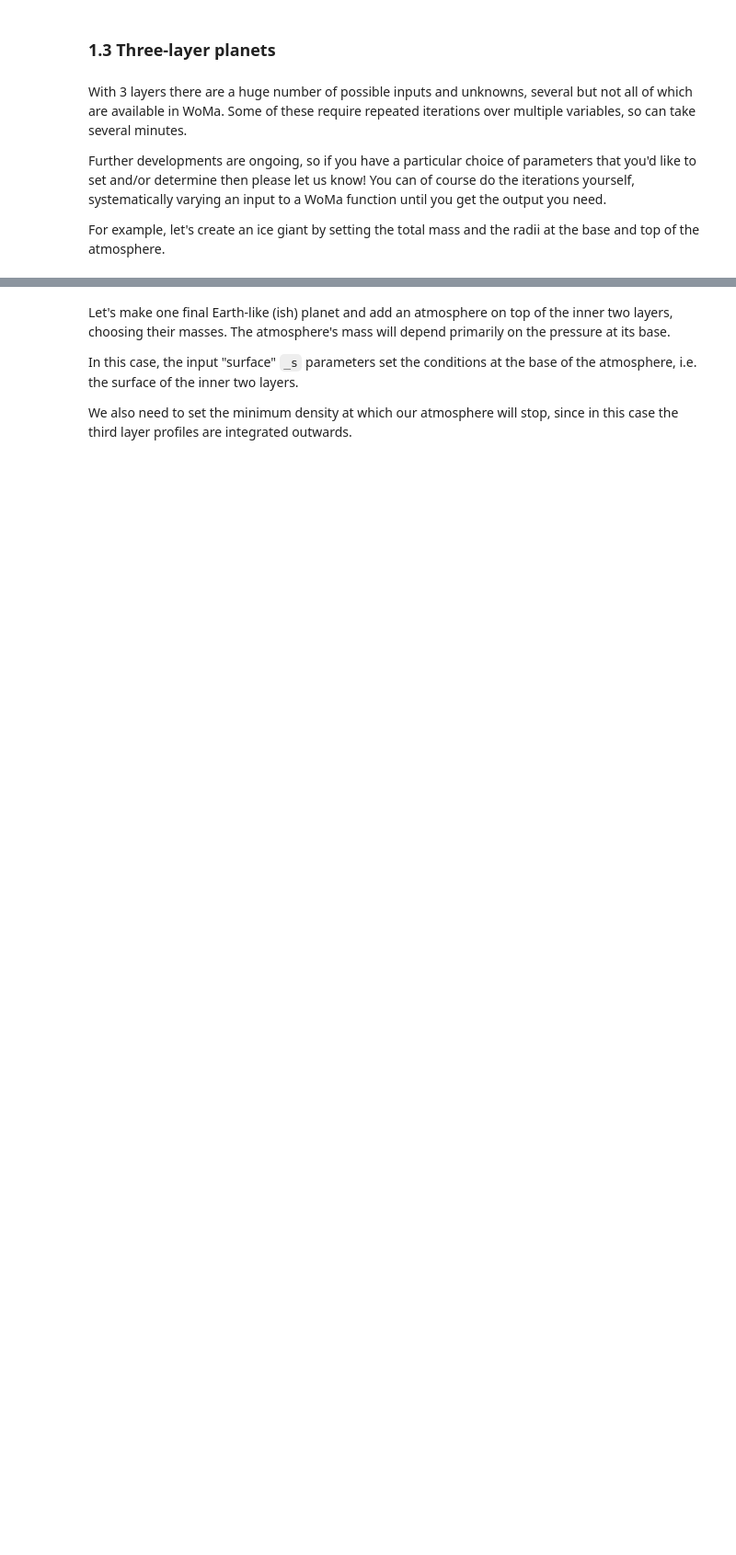
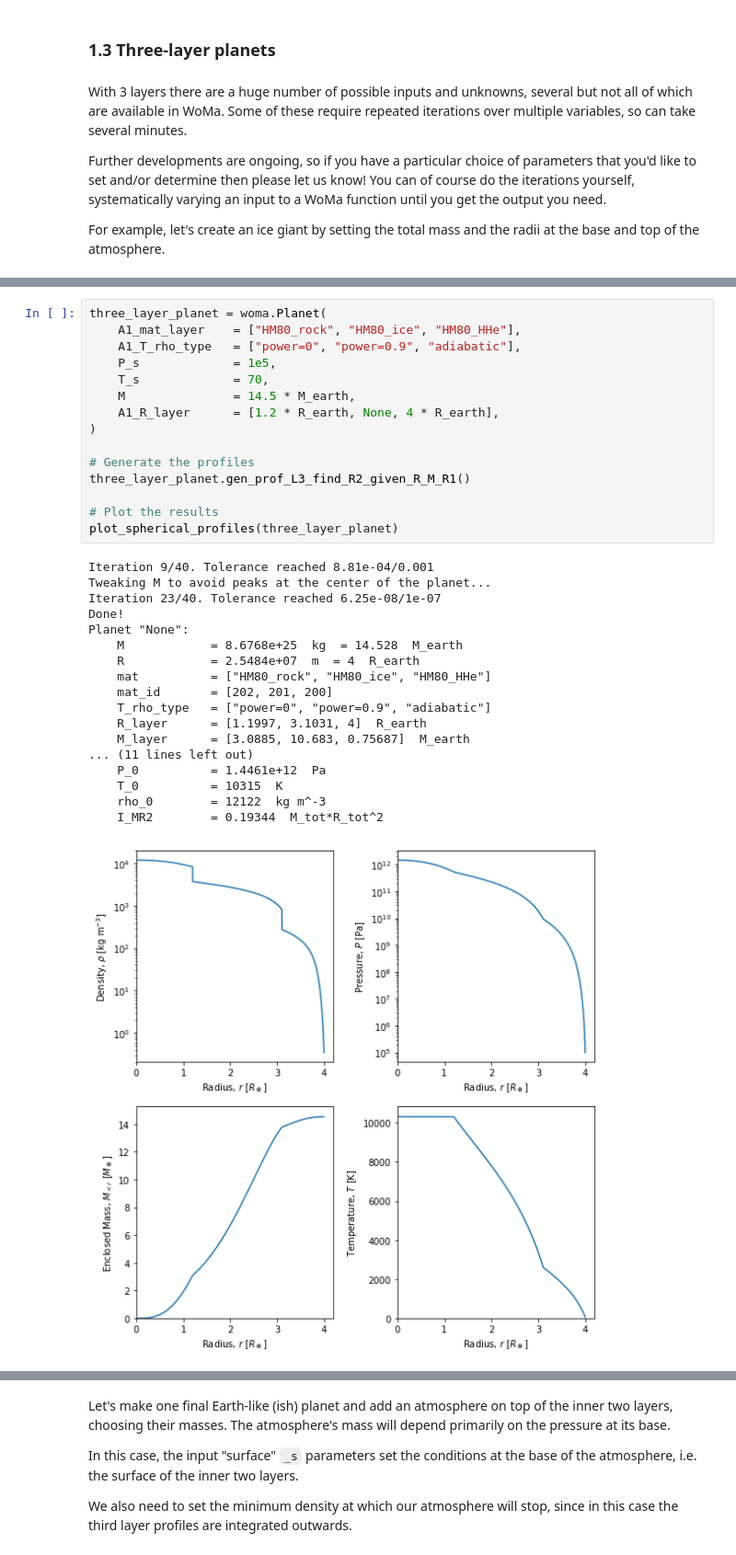
Before and after one commit to srbonilla/WoMa, a Jupyter notebook: tutorial.ipynb, the cells around one changed output, grey strips where cells are left out. Shown at 92% size. Saved outputs shown, nothing was run; the diff lists cells and outputs as text; blank space fills up the shorter version.

```diff
--- a/tutorial.ipynb
+++ b/tutorial.ipynb
@@ -198,0 +218,34 @@ plot_spherical_profiles(three_layer_planet)
+# %%
+three_layer_planet = woma.Planet(
+    A1_mat_layer    = ["HM80_rock", "HM80_ice", "HM80_HHe"],
+    A1_T_rho_type   = ["power=0", "power=0.9", "adiabatic"],
+    P_s             = 1e5,
+    T_s             = 70,
+    M               = 14.5 * M_earth,
+    A1_R_layer      = [1.2 * R_earth, None, 4 * R_earth],
+)
+
+# Generate the profiles
+three_layer_planet.gen_prof_L3_find_R2_given_R_M_R1()
+
+# Plot the results
+plot_spherical_profiles(three_layer_planet)
+# %% [output]
+Iteration 9/40. Tolerance reached 8.81e-04/0.001
+Tweaking M to avoid peaks at the center of the planet...
+Iteration 23/40. Tolerance reached 6.25e-08/1e-07
+Done!
+Planet "None":
+    M            = 8.6768e+25  kg  = 14.528  M_earth
+    R            = 2.5484e+07  m  = 4  R_earth
+    mat          = ["HM80_rock", "HM80_ice", "HM80_HHe"]
+    mat_id       = [202, 201, 200]
+    T_rho_type   = ["power=0", "power=0.9", "adiabatic"]
+    R_layer      = [1.1997, 3.1031, 4]  R_earth
+    M_layer      = [3.0885, 10.683, 0.75687]  M_earth
+... (11 lines left out)
+    P_0          = 1.4461e+12  Pa
+    T_0          = 10315  K
+    rho_0        = 12122  kg m^-3
+    I_MR2        = 0.19344  M_tot*R_tot^2
+[figure, added]
```
Also changed, not shown: parts of 2 cells of this notebook, 3 other files.
